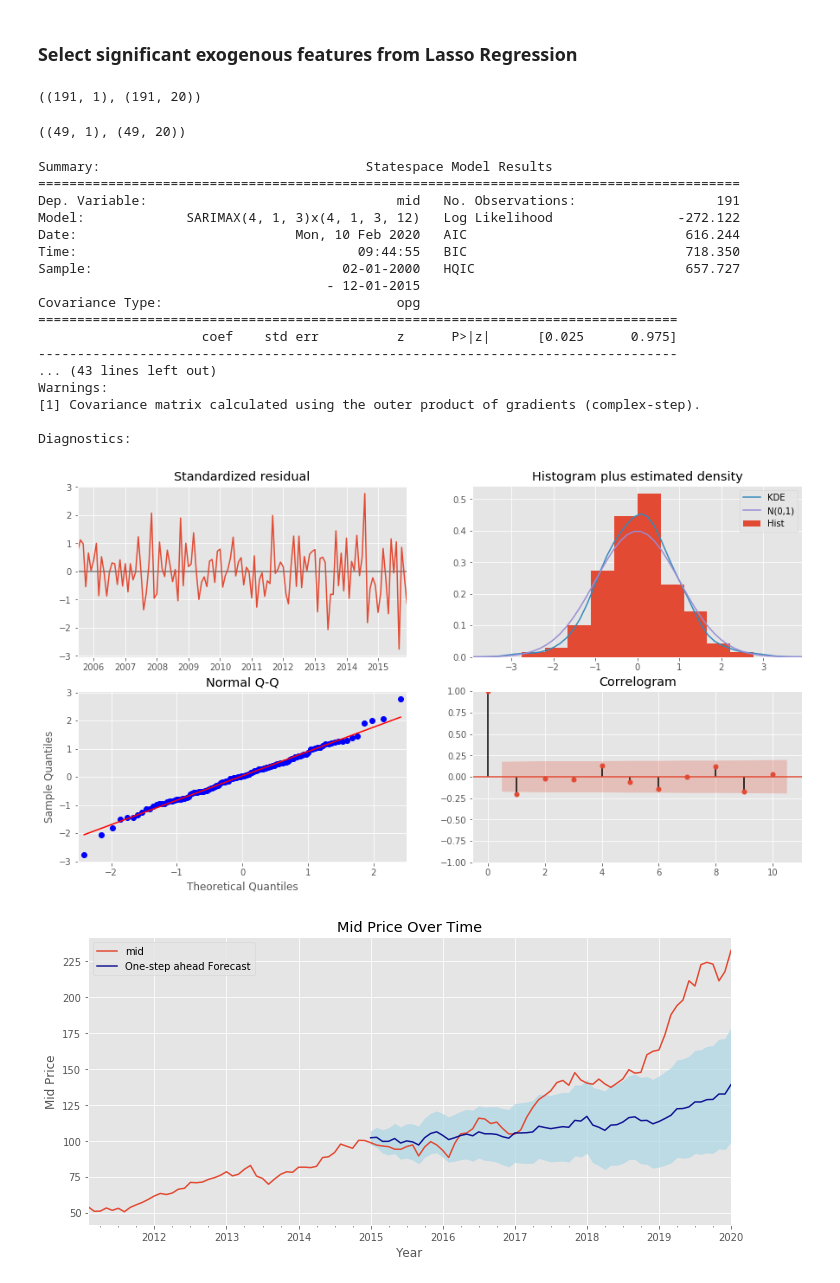
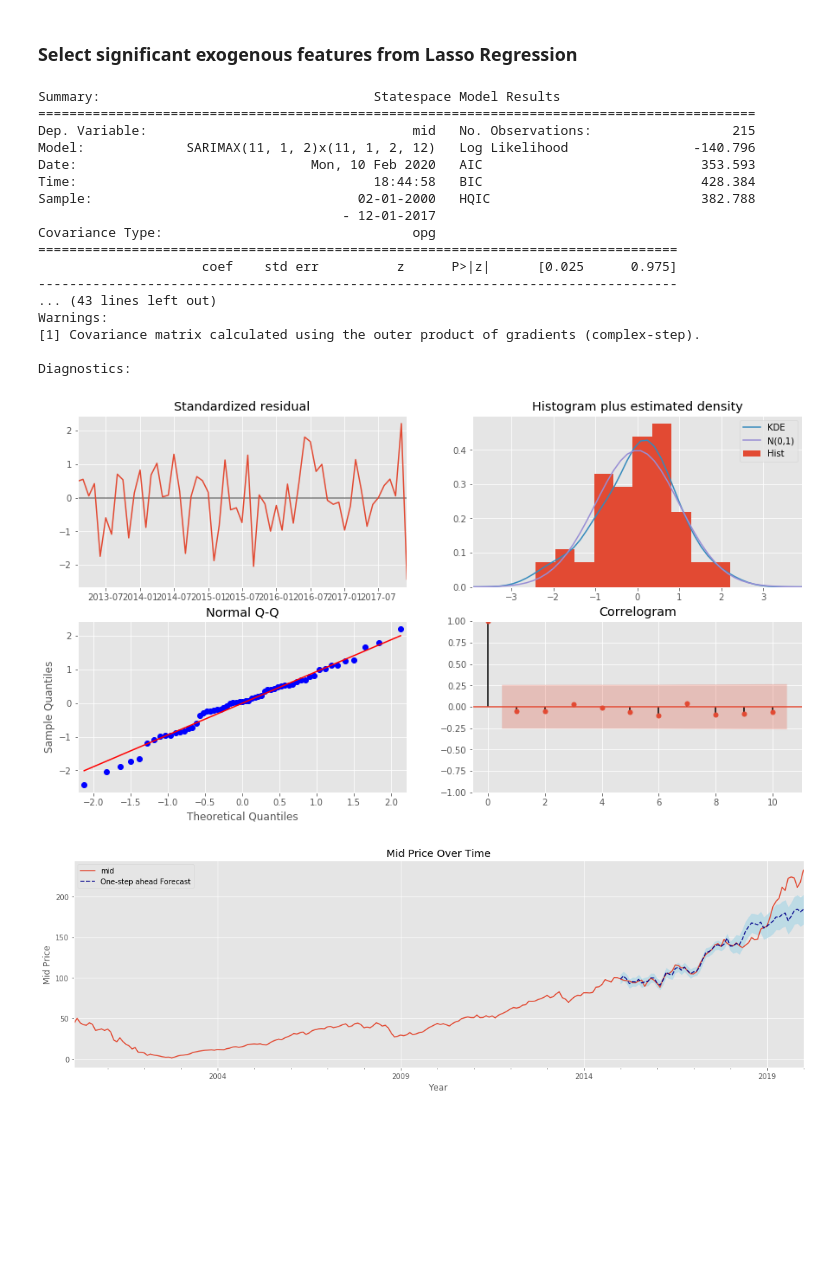
Before and after one commit to andrewcole33/reit_time_series_analysis, a Jupyter notebook: AMT_TS.ipynb, the cells around one changed output. Saved outputs shown, nothing was run; the diff lists cells and outputs as text; code cells hidden in the pictures; blank space fills up the shorter version.

Commit message:
Update Parameters of SARIMAX

```diff
--- a/AMT_TS.ipynb
+++ b/AMT_TS.ipynb
@@ -182,5 +151,5 @@ Lasso picked 20 variables and eliminated the other 32 variables
 # %% [markdown]
 ### Select significant exogenous features from Lasso Regression
 # %%
-AMT_rates_train = AMT_rates[:'2016']
-AMT_rates_test = AMT_rates['2016':]
+AMT_rates_train = AMT_rates[:'2018']
+AMT_rates_test = AMT_rates['2018':]
@@ -193,14 +156,10 @@ exog_test = AMT_rates_test[['nasdaqcom', 'willreitind', 'willlrgcap', 'willsmlca
-# %%
-AMT_train.shape, exog_train.shape
-# %% [output]
-((191, 1), (191, 20))
-# %%
-AMT_test.shape, exog_test.shape
-# %% [output]
-((49, 1), (49, 20))
+# %%
+exog_train2 = AMT_rates_train[['rhedcbw027nbog', 'cildcbw027nbog', 'usepuindxd', 'clsacbw027nbog', 'vxdcls', 'totci', 'rheacbw027nbog', 'casdcbw027nbog']]
+# %%
+exog_test2 = AMT_rates_test[['rhedcbw027nbog', 'cildcbw027nbog', 'usepuindxd', 'clsacbw027nbog', 'vxdcls', 'totci', 'rheacbw027nbog', 'casdcbw027nbog']]
 # %%
 arima_model = sm.tsa.statespace.SARIMAX(AMT_train,
-                                        exog = exog_train,
+                                        exog = exog_train2,
                                         order = parameters,
                                         seasonal_order = seasonal_parameters,
                                         enforce_stationarity = False,
@@ -213,15 +172,15 @@ print('Diagnostics: ')
 results.plot_diagnostics(figsize = (15,8))
 plt.show()
 # %% [output]
-Summary:                                  Statespace Model Results
-==========================================================================================
-Dep. Variable:                                mid   No. Observations:                  191
-Model:             SARIMAX(4, 1, 3)x(4, 1, 3, 12)   Log Likelihood                -272.122
-Date:                            Mon, 10 Feb 2020   AIC                            616.244
-Time:                                    09:44:55   BIC                            718.350
-Sample:                                02-01-2000   HQIC                           657.727
-                                     - 12-01-2015
-Covariance Type:                              opg
+Summary:                                   Statespace Model Results
+============================================================================================
+Dep. Variable:                                  mid   No. Observations:                  215
+Model:             SARIMAX(11, 1, 2)x(11, 1, 2, 12)   Log Likelihood                -140.796
+Date:                              Mon, 10 Feb 2020   AIC                            353.593
+Time:                                      18:44:58   BIC                            428.384
+Sample:                                  02-01-2000   HQIC                           382.788
+                                       - 12-01-2017
+Covariance Type:                                opg
 ==================================================================================
                      coef    std err          z      P>|z|      [0.025      0.975]
 ----------------------------------------------------------------------------------
@@ -230,28 +189,28 @@ Warnings:
 [1] Covariance matrix calculated using the outer product of gradients (complex-step).
 
 Diagnostics:
-[figure, old version]
+[figure, new version]
 # %%
-predictions = results.get_prediction(start = pd.to_datetime('2015-01-01'), end = pd.to_datetime('2020-01-01'), dynamic=True, exog = exog_test)
+predictions = results.get_prediction(start = pd.to_datetime('2015-01-01'), end = pd.to_datetime('2020-01-01'), dynamic=False, exog = exog_test2)
 pred_conf = predictions.conf_int()
 
 #Plot observed values
-ax = AMT['2011-02-01':].plot(label='observed', figsize = (10,5))
+ax = AMT['2000-01-01':].plot(label='observed', figsize = (15,5))
 
 #Plot predicted values
-predictions.predicted_mean.plot(ax=ax, label='One-step ahead Forecast', alpha=.9, color = 'darkblue')
+predictions.predicted_mean.plot(ax=ax, label='One-step ahead Forecast', alpha=.9, color = 'darkblue', style = '--')
 
 #Plot the range for confidence intervals
 ax.fill_between(pred_conf.index,
                 pred_conf.iloc[:, 0],
                 pred_conf.iloc[:, 1], color='lightblue', alpha=.7)
 
 #Set axes labels
 ax.set_xlabel('Year')
 ax.set_ylabel('Mid Price')
 plt.legend(loc = 'best')
 plt.title(f'Mid Price Over Time')
 plt.tight_layout()
 plt.show()
 # %% [output]
-[figure, old version]
+[figure, new version]
```
Also changed, not shown: parts of 14 cells of this notebook, 8 other files.
